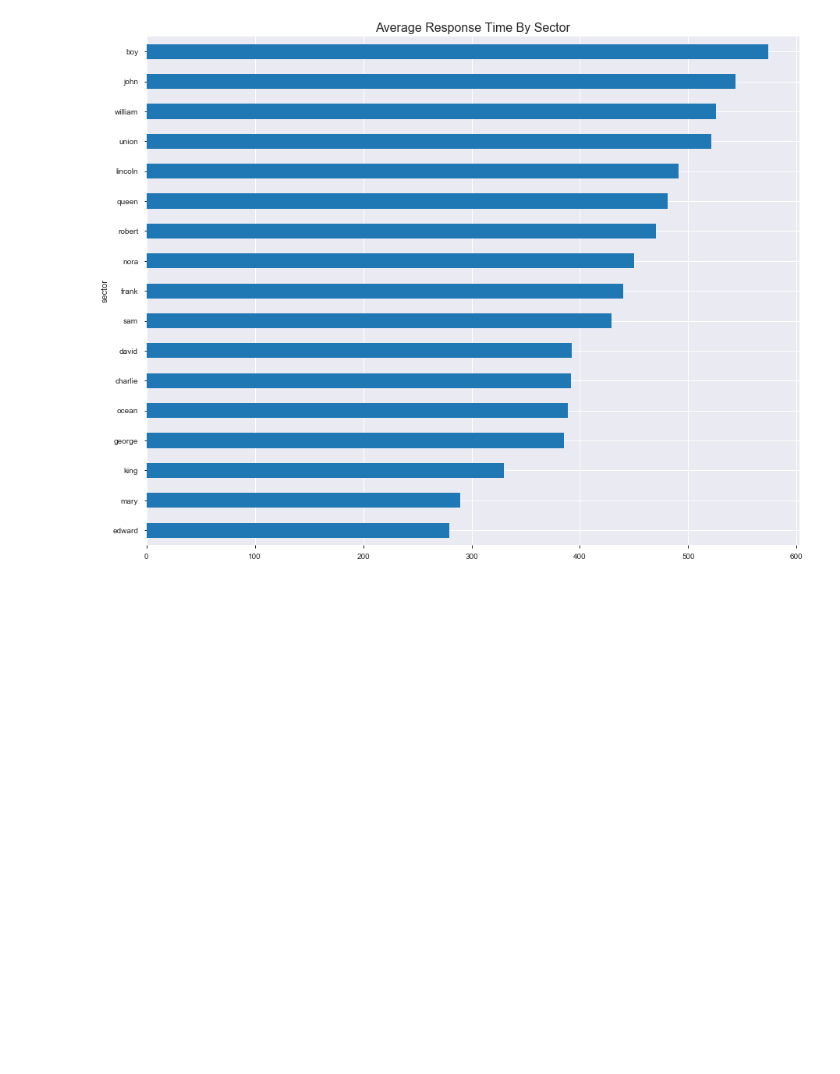
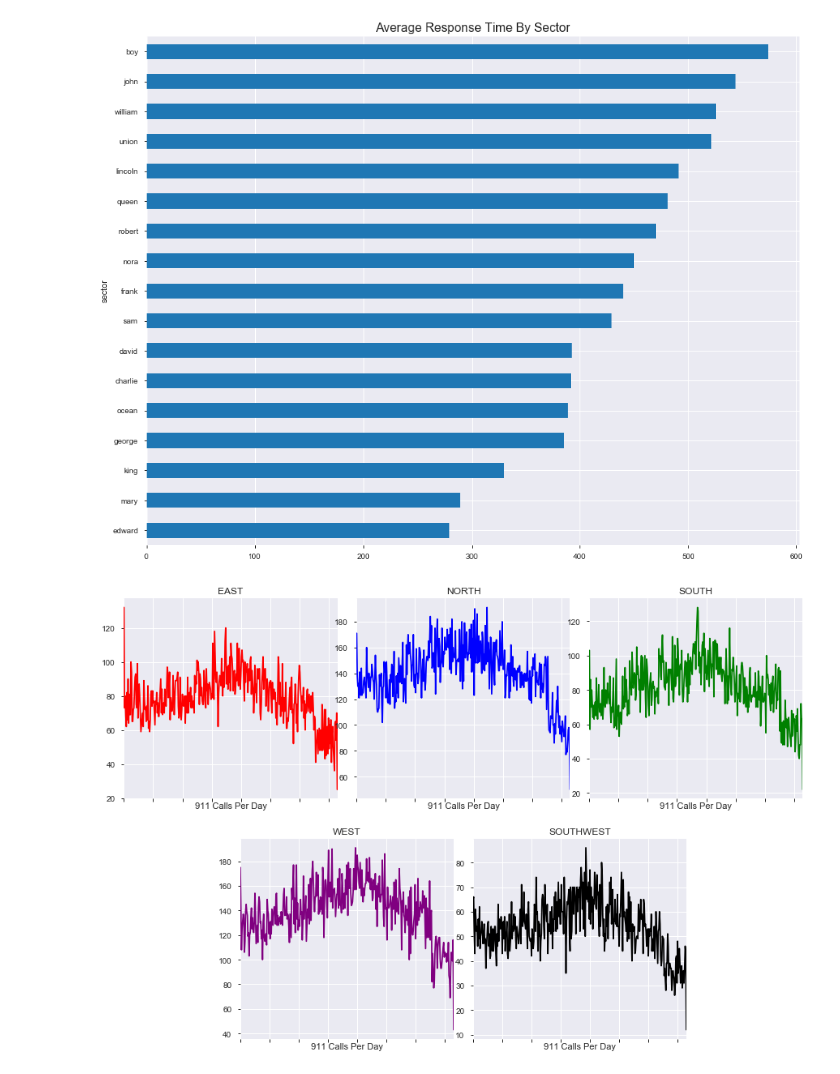
Before and after one commit to sam-cannon/Predicting-911-Calls-In-Seattle, a Jupyter notebook: Predicting 911 Response Times.ipynb, the cells around one changed output. Drawn from its saved outputs; the diff is of its cells as text; code cells hidden in the pictures; blank space fills up the shorter version.

```diff
--- a/Predicting 911 Response Times.ipynb
+++ b/Predicting 911 Response Times.ipynb
@@ -311,3 +311,41 @@ df.groupby('sector').total_response_time.mean().sort_values().plot(kind = 'barh'
 plt.title('Average Response Time By Sector', fontsize = 16);
 # %% [output]
 [figure]
+# %%
+#look at daily volumes of priority 1 calls per precinct
+plt.subplot2grid(shape=(2,6), loc=(0,0), colspan=2)
+df[df['precinct'] == 'east'].groupby(['precinct', df['original_time_queued'].dt.dayofyear]).total_response_time.count().plot(figsize = (15, 10), color = 'red')
+plt.title('EAST')
+plt.tick_params(axis = 'x', labelbottom = False)
+plt.xlabel('911 Calls Per Day');
+#plt.xticks(rotation = 45);
+
+plt.subplot2grid((2,6), (0,2), colspan=2)
+df[df['precinct'] == 'north'].groupby(['precinct', df['original_time_queued'].dt.dayofyear]).total_response_time.count().plot(figsize = (15, 10), color = 'blue')
+plt.title('NORTH')
+plt.tick_params(axis = 'x', labelbottom = False)
+plt.xlabel('911 Calls Per Day');
+#plt.xticks(rotation = 45);
+
+plt.subplot2grid((2,6), (0,4), colspan=2)
+df[df['precinct'] == 'south'].groupby(['precinct', df['original_time_queued'].dt.dayofyear]).total_response_time.count().plot(figsize = (15, 10), color = 'green')
+plt.title('SOUTH')
+plt.tick_params(axis = 'x', labelbottom = False)
+plt.xlabel('911 Calls Per Day');
+#plt.xticks(rotation = 45);
+
+plt.subplot2grid((2,6), (1,1), colspan=2)
+df[df['precinct'] == 'west'].groupby(['precinct', df['original_time_queued'].dt.dayofyear]).total_response_time.count().plot(figsize = (15, 10), color = 'purple')
+plt.title('WEST')
+plt.tick_params(axis = 'x', labelbottom = False)
+plt.xlabel('911 Calls Per Day');
+#plt.xticks(rotation = 45);
+
+plt.subplot2grid((2,6), (1,3), colspan=2)
+df[df['precinct'] == 'southwest'].groupby(['precinct', df['original_time_queued'].dt.dayofyear]).total_response_time.count().plot(figsize = (15, 10), color = 'black')
+plt.title('SOUTHWEST')
+plt.tick_params(axis = 'x', labelbottom = False)
+plt.xlabel('911 Calls Per Day');
+#plt.xticks(rotation = 45);
+# %% [output]
+[figure, added]
```
Also changed, not shown: parts of 1 cell of this notebook.
